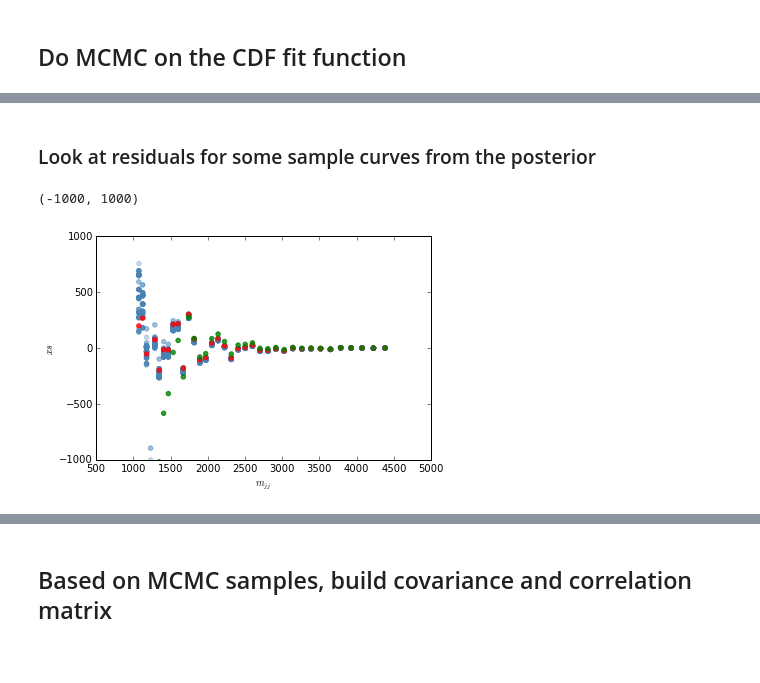
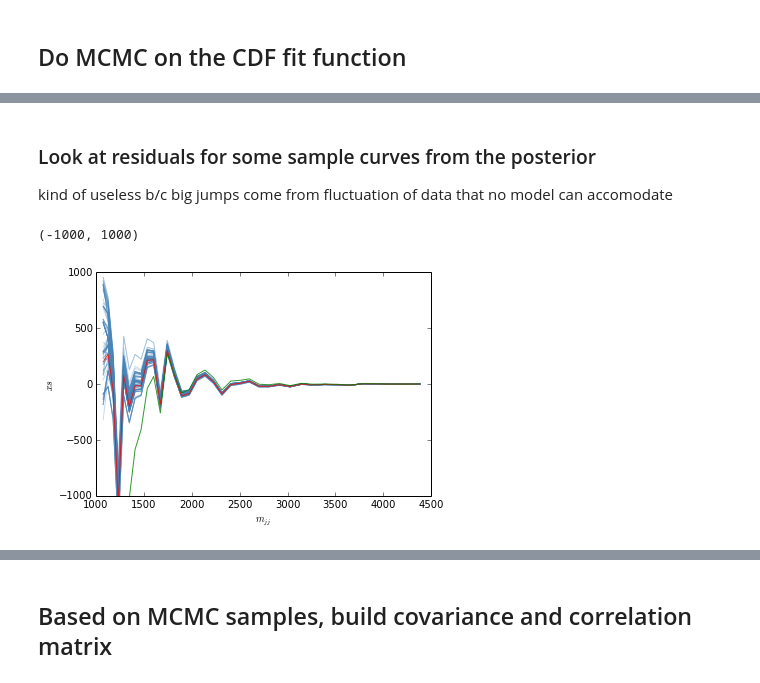
Before and after one commit to cranmer/play, a Jupyter notebook: misc/DiJet_GP_test.ipynb, the cells around one changed output, grey strips where cells are left out. Cells and saved outputs as stored; diff of their text form; code cells hidden in the pictures.

```diff
--- a/misc/DiJet_GP_test.ipynb
+++ b/misc/DiJet_GP_test.ipynb
@@ -127,16 +127,17 @@ Running burn-in
 Running production
 # %% [markdown]
 ### Look at residuals for some sample curves from the posterior
+kind of useless b/c big jumps come from fluctuation of data that no model can accomodate
 # %%
 for s in samples[:100]:
-    pl.scatter(xval, yval-model2_CDF2009(xval,s), color="#4682b4", alpha=0.3)
+    pl.plot(xval, yval-model2_CDF2009(xval,s), color="#4682b4", alpha=0.3)
 
-pl.scatter(xval, yval-model2_CDF2009(xval,p), color="r", alpha=0.8)
-pl.scatter(xval, yval-model2_CDF2009(xval,init_params), color="g", alpha=0.8)
+pl.plot(xval, yval-model2_CDF2009(xval,p), color="r", alpha=0.8)
+pl.plot(xval, yval-model2_CDF2009(xval,init_params), color="g", alpha=0.8)
 
 pl.ylabel(r"$xs$")
 pl.xlabel(r"$m_{jj}$")
 pl.ylim(-1000,1000)
 # %% [output]
 (-1000, 1000)
-[figure, old version]
+[figure, new version]
```
Also changed, not shown: parts of 13 cells of this notebook.
